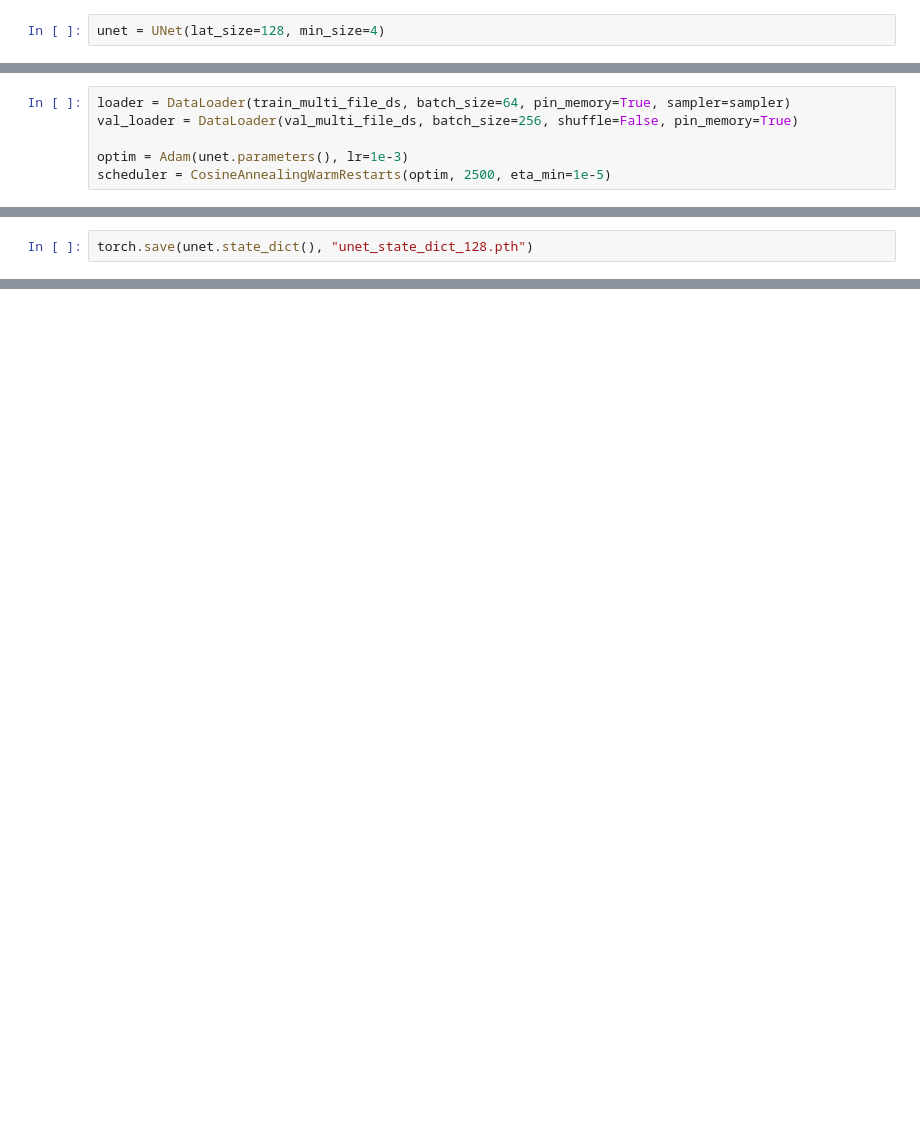
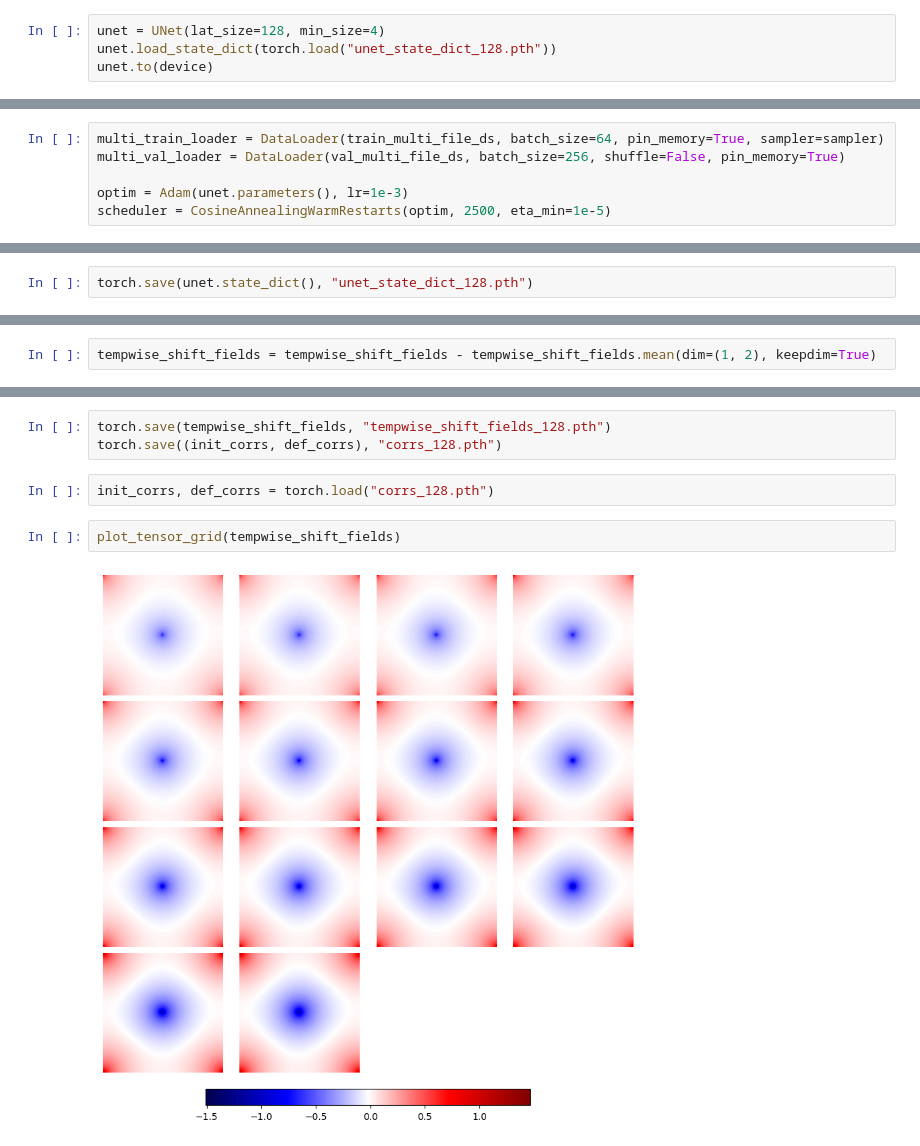
Before and after one commit to amshak01/XY-Contour-Deformations, a Jupyter notebook: deformations.ipynb, the cells around one changed output, grey strips where cells are left out. Drawn from its saved outputs; the diff is of its cells as text; blank space fills up the shorter version.

```diff
--- a/deformations.ipynb
+++ b/deformations.ipynb
@@ -146,3 +142,5 @@ With $\rho(t)$ some probability density that has support over $[t_0,t_1]$. Curre
 The addition $\lambda$ regularization term penalizes heavy gradients in the shift field to promote stability. This is not motivated physically as much as it is from a machine learning point of view
 # %%
 unet = UNet(lat_size=128, min_size=4)
+unet.load_state_dict(torch.load("unet_state_dict_128.pth"))
+unet.to(device)
@@ -163,6 +181,6 @@ array([83.67347 , 83.67347 , 83.67347 , ..., 33.884296, 33.884296,
 # %%
-loader = DataLoader(train_multi_file_ds, batch_size=64, pin_memory=True, sampler=sampler)
-val_loader = DataLoader(val_multi_file_ds, batch_size=256, shuffle=False, pin_memory=True)
+multi_train_loader = DataLoader(train_multi_file_ds, batch_size=64, pin_memory=True, sampler=sampler)
+multi_val_loader = DataLoader(val_multi_file_ds, batch_size=256, shuffle=False, pin_memory=True)
 
 optim = Adam(unet.parameters(), lr=1e-3)
 scheduler = CosineAnnealingWarmRestarts(optim, 2500, eta_min=1e-5)
@@ -224,0 +259,2 @@ torch.save(unet.state_dict(), "unet_state_dict_128.pth")
+# %%
+tempwise_shift_fields = tempwise_shift_fields - tempwise_shift_fields.mean(dim=(1, 2), keepdim=True)
@@ -224,0 +302,9 @@ torch.save(unet.state_dict(), "unet_state_dict_128.pth")
+# %%
+torch.save(tempwise_shift_fields, "tempwise_shift_fields_128.pth")
+torch.save((init_corrs, def_corrs), "corrs_128.pth")
+# %%
+init_corrs, def_corrs = torch.load("corrs_128.pth")
+# %%
+plot_tensor_grid(tempwise_shift_fields)
+# %% [output]
+[figure, added]
```
Also changed, not shown: parts of 19 cells of this notebook, 1 other file.
